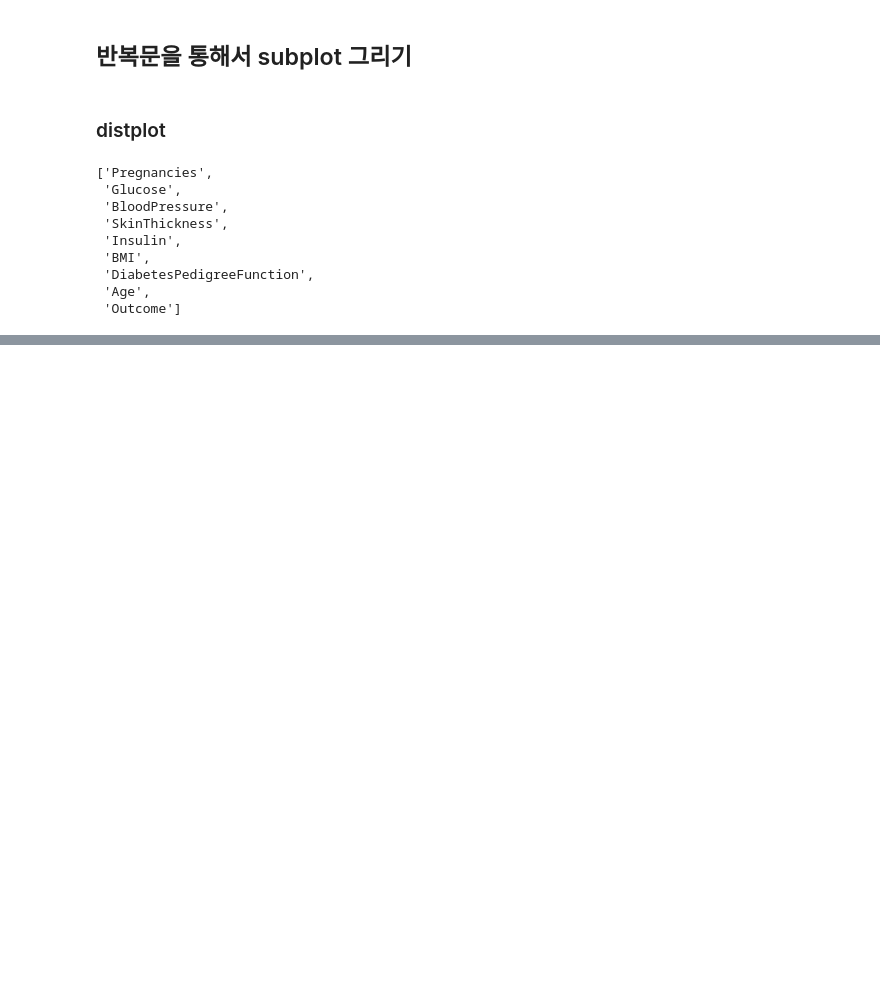
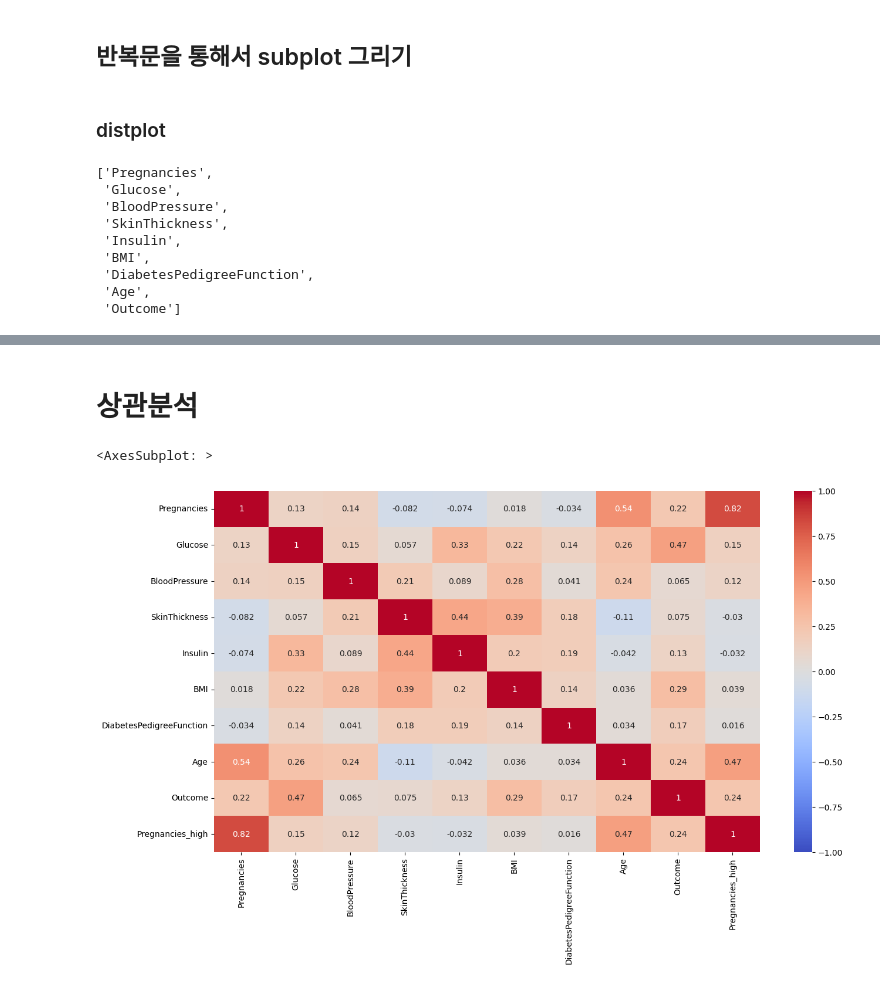
Before and after one commit to gyoungseok/100_Days_of_Python_Udemy, a Jupyter notebook: 3.Project based data science basic/3.Exploratary Data Analysis.ipynb, the cells around one changed output, grey strips where cells are left out. Drawn from its saved outputs; the diff is of its cells as text; code cells hidden in the pictures; blank space fills up the shorter version.

```diff
--- a/3.Project based data science basic/3.Exploratary Data Analysis.ipynb
+++ b/3.Project based data science basic/3.Exploratary Data Analysis.ipynb
@@ -474,0 +475,15 @@ https://gist.github.com/mwaskom/de44147ed2974457ad6372750bbe5751
+# %% [markdown]
+# 상관분석
+# %%
+# 상관계수 구하기
+# 정답값인 Outcome을 제외하지 않았고, feature로 사용할 컬럼들에 대해 0을 결측치로 만들지 않았음
+
+# 0을 결측치로 처리하지 않는 경우
+df_corr = df.corr()
+df_corr.style.background_gradient()
+# 상관계수를 heatmap으로 시각화
+plt.figure(figsize=(15,8))
+sns.heatmap(data=df_corr,annot=True, vmax=1, vmin=-1, cmap='coolwarm')
+# %% [output]
+<AxesSubplot: >
+[figure, added]
```
Also changed, not shown: parts of 20 cells of this notebook, 1 other file.
